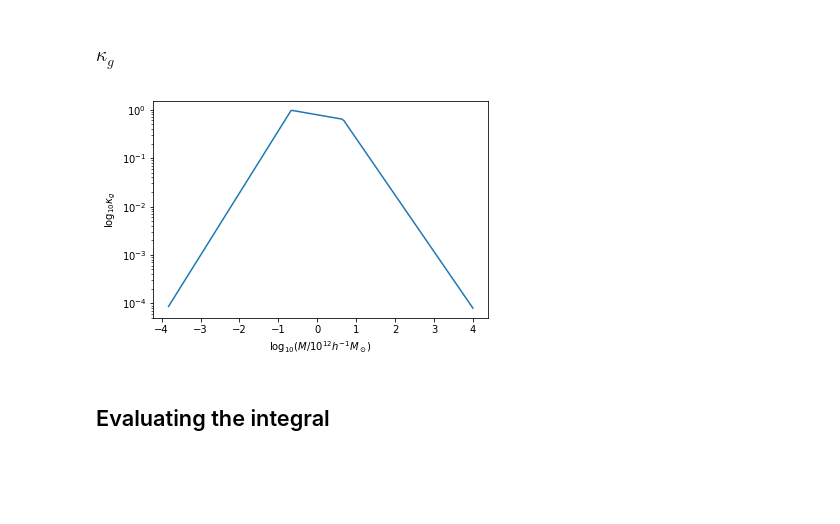
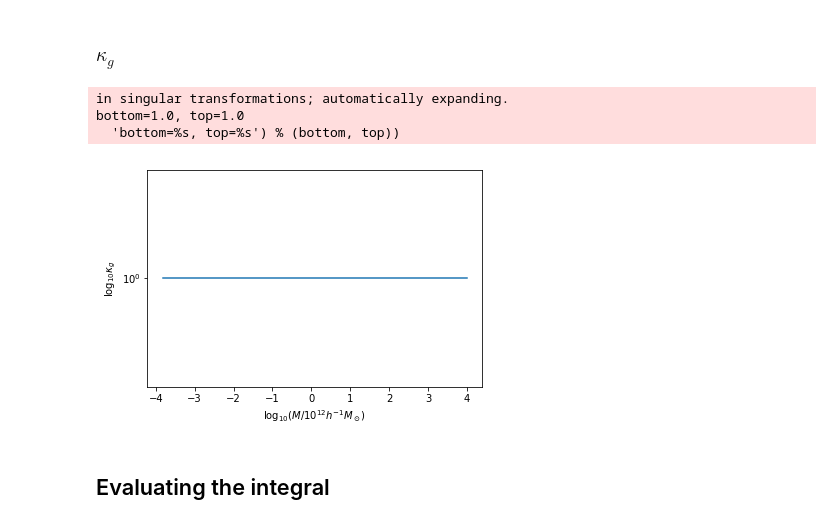
Before and after one commit to SunilSimha/MgIIabs, a Jupyter notebook: docs/Modelling the absorber distribution.ipynb, the cells around one changed output. Drawn from its saved outputs; the diff is of its cells as text; code cells hidden in the pictures; blank space fills up the shorter version.

```diff
--- a/docs/Modelling the absorber distribution.ipynb
+++ b/docs/Modelling the absorber distribution.ipynb
@@ -90,14 +90,17 @@ This is a rather wierd shape. Possibly because I'm extraplolating $\kappa_g$. I
 ### $\kappa_g$
 # %%
 M12array = np.linspace(M_low-0.01*M_low,M_high,150)
-kappagrid = hmod.kappa_g(10**M12array*1e12*M_sun,z=0)
+kappagrid = hmod.kappa_g(10**M12array*1e12*M_sun,z=0.4)
 plt.figure()
 plt.semilogy(M12array,kappagrid)
 plt.ylabel("$\log_{10}\kappa_g$")
 plt.xlabel("$\log_{10}(M/10^{12} h^{-1}M_\odot$)")
 plt.show()
 # %% [output]
+in singular transformations; automatically expanding.
+bottom=1.0, top=1.0
+  'bottom=%s, top=%s') % (bottom, top))
-[figure, old version]
+[figure, new version]
 # %% [markdown]
 ## Evaluating the integral
 # %% [markdown]
```
Also changed, not shown: 5 other files.
